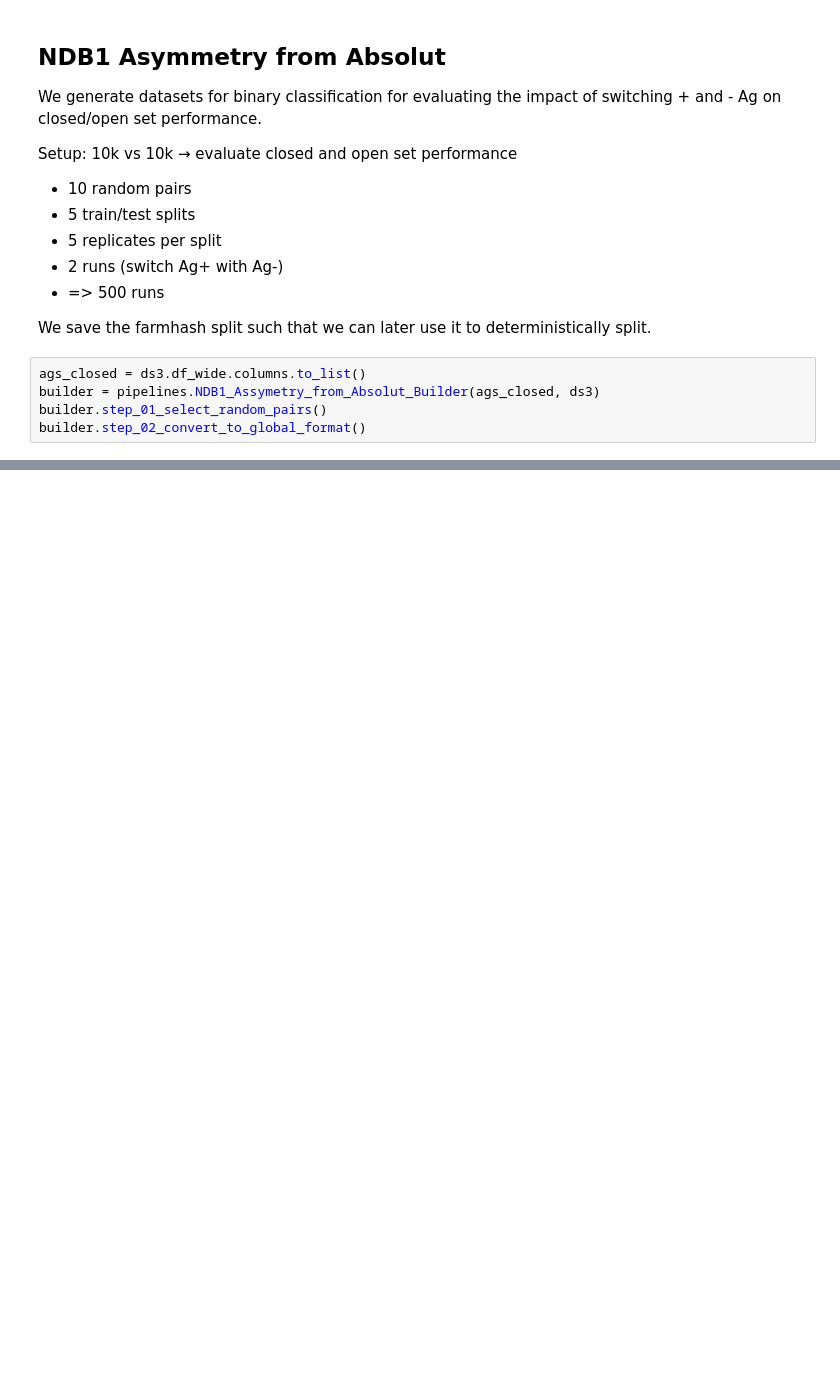
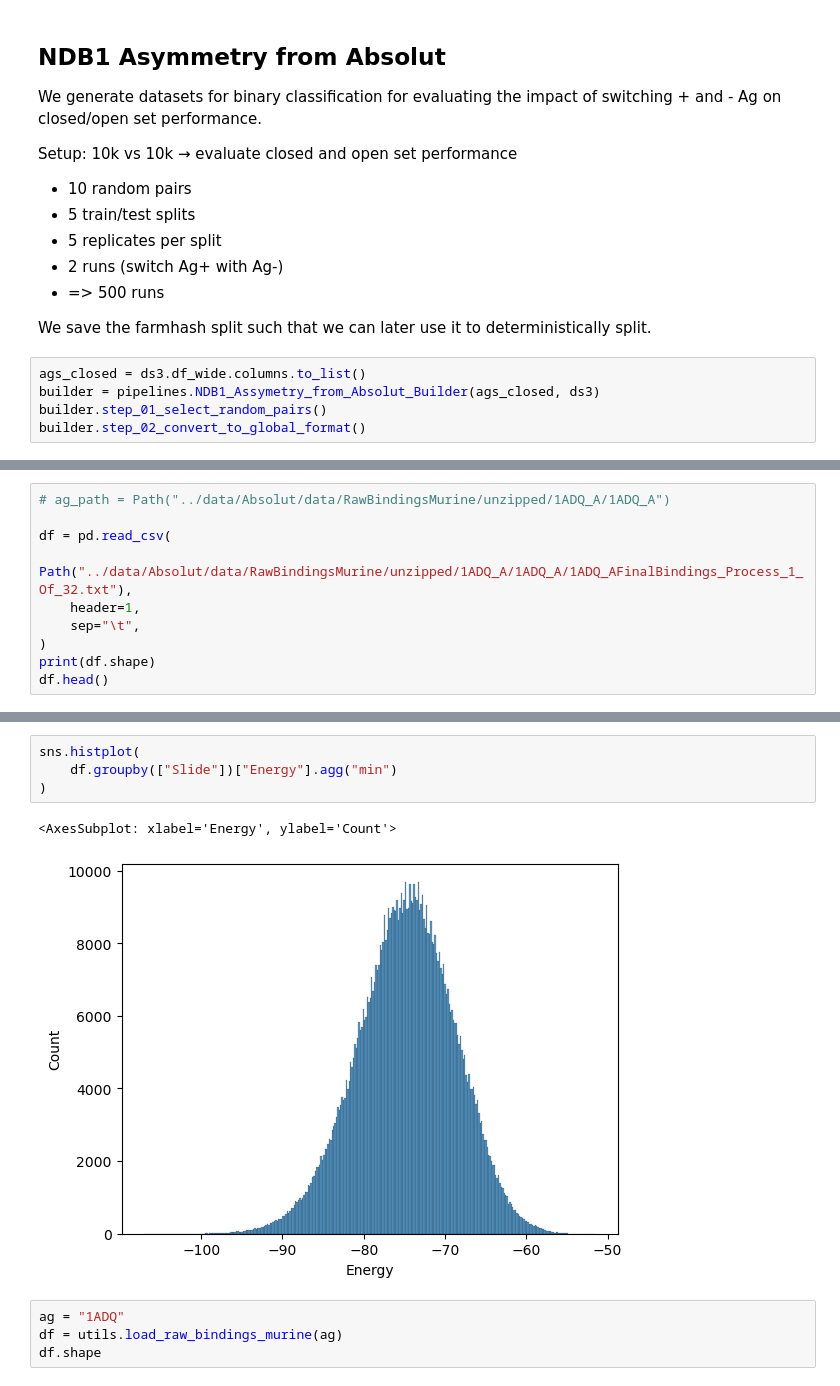
Before and after one commit to csi-greifflab/negative-class-optimization, a Jupyter notebook: notebooks/16_Explore_Absolut_Data.ipynb, the cells around one changed output, grey strips where cells are left out. Saved outputs shown, nothing was run; the diff lists cells and outputs as text; blank space fills up the shorter version.

```diff
--- a/notebooks/16_Explore_Absolut_Data.ipynb
+++ b/notebooks/16_Explore_Absolut_Data.ipynb
@@ -278,0 +284,10 @@ builder.step_02_convert_to_global_format()
+# %%
+# ag_path = Path("../data/Absolut/data/RawBindingsMurine/unzipped/1ADQ_A/1ADQ_A")
+
+df = pd.read_csv(
+    Path("../data/Absolut/data/RawBindingsMurine/unzipped/1ADQ_A/1ADQ_A/1ADQ_AFinalBindings_Process_1_Of_32.txt"),
+    header=1,
+    sep="\t",
+)
+print(df.shape)
+df.head()
@@ -278,0 +302,11 @@ builder.step_02_convert_to_global_format()
+# %%
+sns.histplot(
+    df.groupby(["Slide"])["Energy"].agg("min")
+)
+# %% [output]
+<AxesSubplot: xlabel='Energy', ylabel='Count'>
+[figure, added]
+# %%
+ag = "1ADQ"
+df = utils.load_raw_bindings_murine(ag)
+df.shape
```
Also changed, not shown: parts of 5 cells of this notebook, 14 other files.
